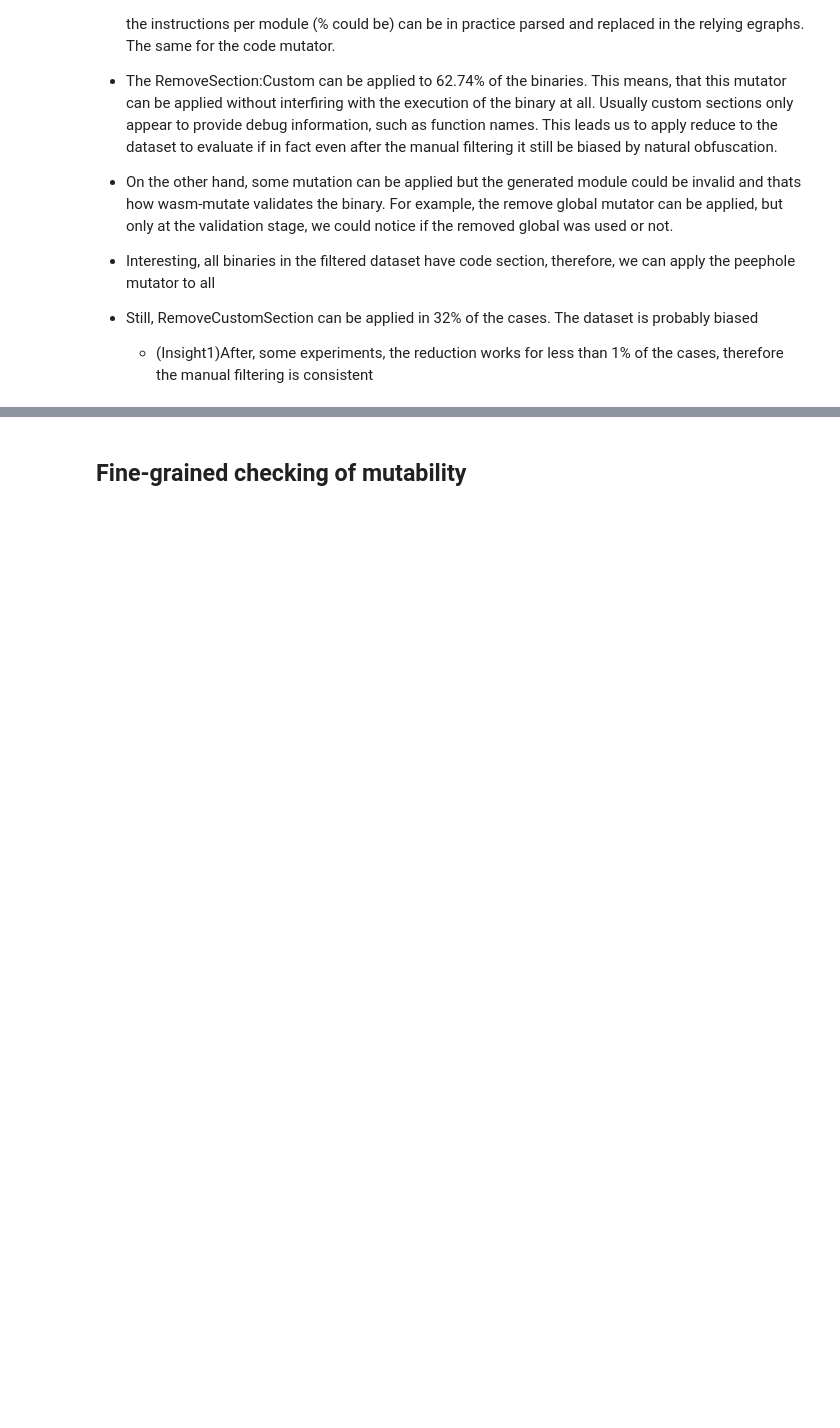
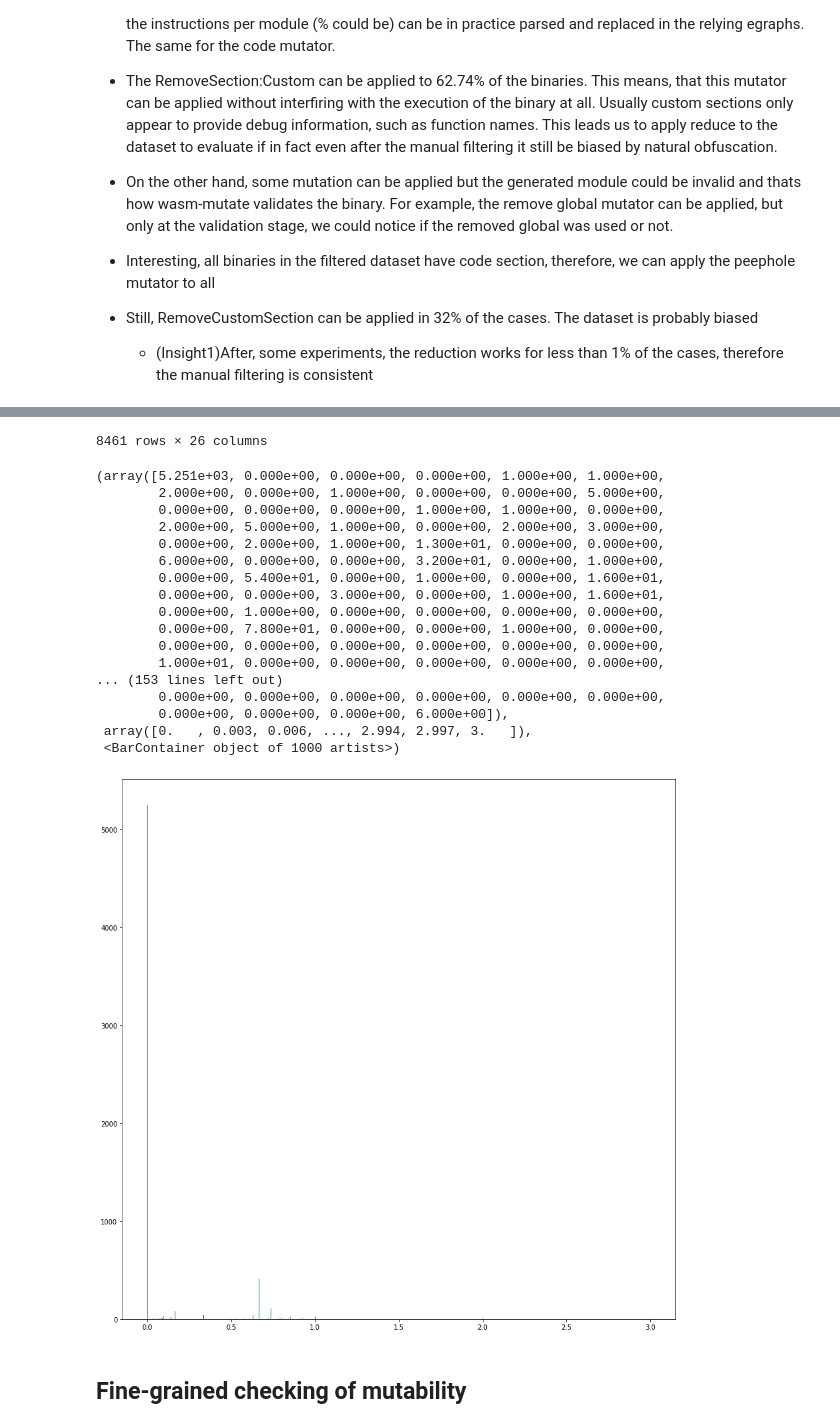
Before and after one commit to ASSERT-KTH/wasm_evasion, a Jupyter notebook: notebooks/RQ1.ipynb, the cells around one changed output, grey strips where cells are left out. Saved outputs shown, nothing was run; the diff lists cells and outputs as text; code cells hidden in the pictures; blank space fills up the shorter version.

```diff
--- a/notebooks/RQ1.ipynb
+++ b/notebooks/RQ1.ipynb
@@ -211,0 +216,7 @@ In the case of the `if completement` mutator, it seems like an uniform distribut
+# %%
+alldf['global_removal_mutability'] = alldf['remove_global']/alldf['num_globals']
+alldf.fillna(0)
+display(alldf)
+
+plt.hist(alldf[alldf['num_globals'] > 0]['global_removal_mutability'], bins=1000)
+# %% [output]
@@ -212,3 +236,22 @@ In the case of the `if completement` mutator, it seems like an uniform distribut
+8461 rows × 26 columns
+(array([5.251e+03, 0.000e+00, 0.000e+00, 0.000e+00, 1.000e+00, 1.000e+00,
+        2.000e+00, 0.000e+00, 1.000e+00, 0.000e+00, 0.000e+00, 5.000e+00,
+        0.000e+00, 0.000e+00, 0.000e+00, 1.000e+00, 1.000e+00, 0.000e+00,
+        2.000e+00, 5.000e+00, 1.000e+00, 0.000e+00, 2.000e+00, 3.000e+00,
+        0.000e+00, 2.000e+00, 1.000e+00, 1.300e+01, 0.000e+00, 0.000e+00,
+        6.000e+00, 0.000e+00, 0.000e+00, 3.200e+01, 0.000e+00, 1.000e+00,
+        0.000e+00, 5.400e+01, 0.000e+00, 1.000e+00, 0.000e+00, 1.600e+01,
+        0.000e+00, 0.000e+00, 3.000e+00, 0.000e+00, 1.000e+00, 1.600e+01,
+        0.000e+00, 1.000e+00, 0.000e+00, 0.000e+00, 0.000e+00, 0.000e+00,
+        0.000e+00, 7.800e+01, 0.000e+00, 0.000e+00, 1.000e+00, 0.000e+00,
+        0.000e+00, 0.000e+00, 0.000e+00, 0.000e+00, 0.000e+00, 0.000e+00,
+        1.000e+01, 0.000e+00, 0.000e+00, 0.000e+00, 0.000e+00, 0.000e+00,
+... (153 lines left out)
+        0.000e+00, 0.000e+00, 0.000e+00, 0.000e+00, 0.000e+00, 0.000e+00,
+        0.000e+00, 0.000e+00, 0.000e+00, 6.000e+00]),
+ array([0.   , 0.003, 0.006, ..., 2.994, 2.997, 3.   ]),
+ <BarContainer object of 1000 artists>)
+[figure, added]
 # %% [markdown]
 
 ## Fine-grained checking of mutability
```
Also changed, not shown: parts of 15 cells of this notebook, 3 other files.
